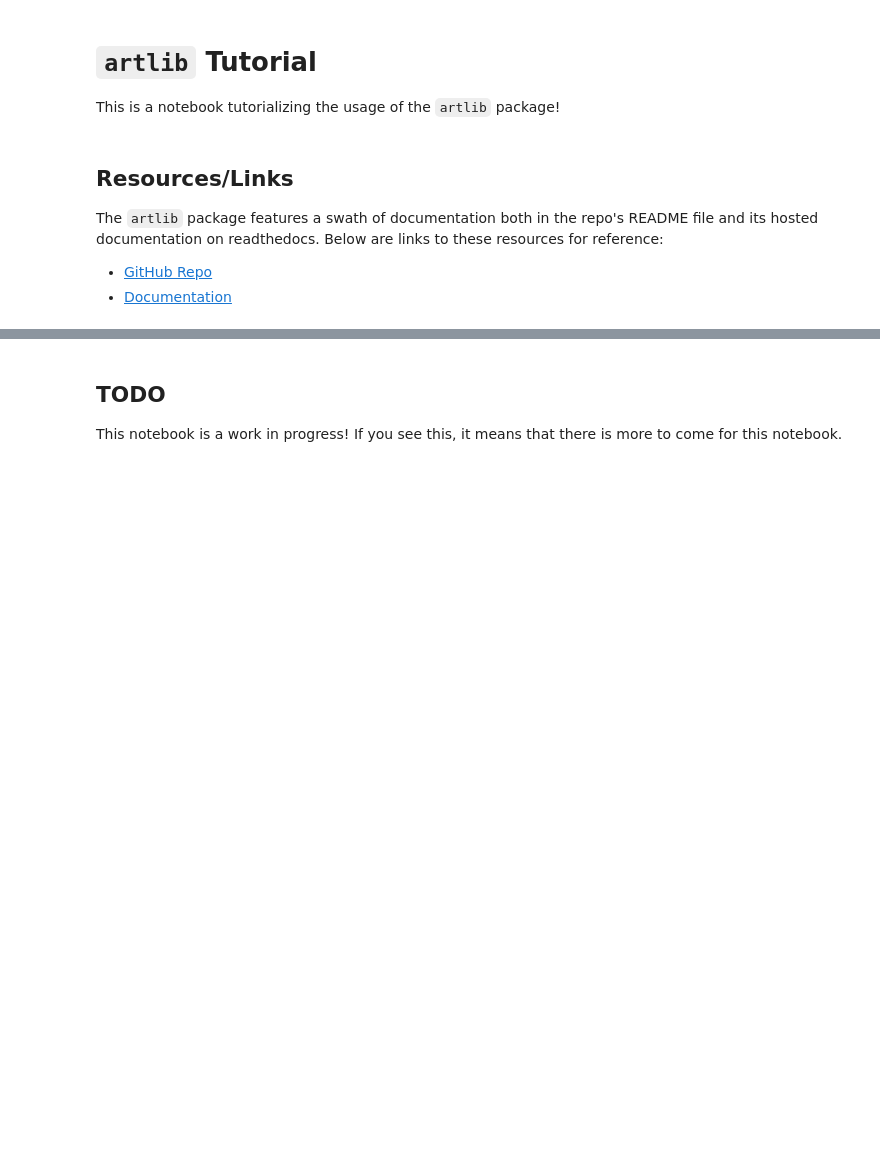
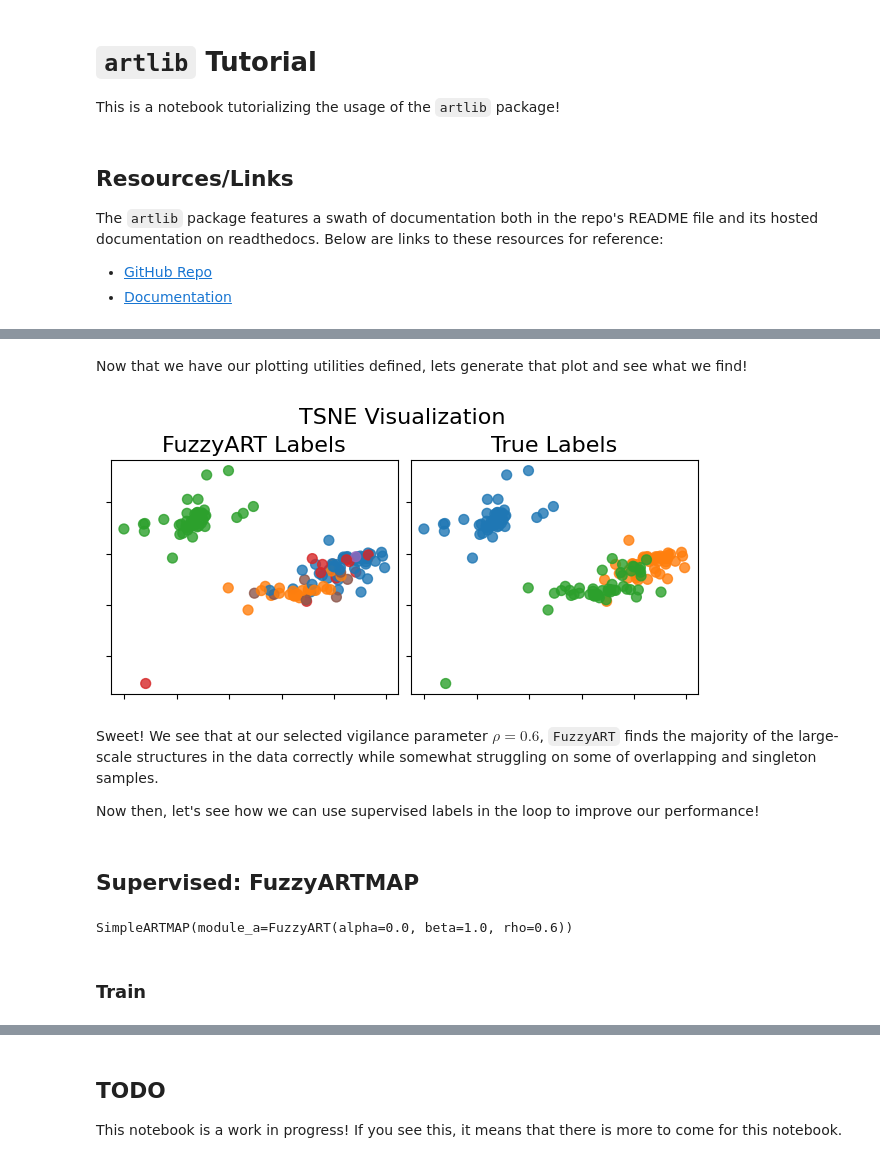
Before and after one commit to art-book-online/art-book-online.github.io, a Jupyter notebook: _notebooks/notebooks/artlib.ipynb, the cells around one changed output, grey strips where cells are left out. Saved outputs shown, nothing was run; the diff lists cells and outputs as text; code cells hidden in the pictures; blank space fills up the shorter version.

Commit message:
Add more material to artlib notebook

```diff
--- a/_notebooks/notebooks/artlib.ipynb
+++ b/_notebooks/notebooks/artlib.ipynb
@@ -88,0 +247,52 @@ for x, y in train_loader:
+# %%
+# The most common way of importing matplotlib for plotting in Python
+from matplotlib import pyplot as plt
+# For manipulating axis tick locations
+from matplotlib import ticker
+
+# Scatters points TSNE points and colors according to label
+def add_2d_scatter(ax, points, colors, title=None):
+    x, y = points
+    ax.scatter(x, y, s=50, c=colors, alpha=0.8)
+    ax.set_title(title)
+    ax.xaxis.set_major_formatter(ticker.NullFormatter())
+    ax.yaxis.set_major_formatter(ticker.NullFormatter())
+
+# Generate a side-by-side comparison plot
+def plot_side_by_side_2d(x, y1, y2, t1, t2, ttop):
+    cmap = plt.get_cmap('tab10')
+    fig, (ax1, ax2) = plt.subplots(1,2,
+        figsize=(6, 3),
+        facecolor="white",
+        constrained_layout=True,
+    )
+    fig.suptitle(ttop, size=16)
+    colors = [cmap(i) for i in y1]
+    add_2d_scatter(ax1, x, colors)
+    ax1.set_title(t1, size=16)
+
+    colors = [cmap(i) for i in y2]
+    add_2d_scatter(ax2, x, colors)
+    ax2.set_title(t2, size=16)
+    plt.show()
+# %% [markdown]
+Now that we have our plotting utilities defined, lets generate that plot and see what we find!
+# %%
+# Generate the plot
+plot_side_by_side_2d(
+    S_t_sne.T,              # The TSNE 2D projections
+    y_hats,                 # The clustered labels
+    full_data.y,            # The true labels
+    "FuzzyART Labels",
+    "True Labels",
+    "TSNE Visualization",
+)
+# %% [output]
+[figure, added]
+# %% [markdown]
+Sweet!
+We see that at our selected vigilance parameter $\rho=0.6$, `FuzzyART` finds the majority of the large-scale structures in the data correctly while somewhat struggling on some of overlapping and singleton samples.
+
+Now then, let's see how we can use supervised labels in the loop to improve our performance!
+# %% [markdown]
+## Supervised: FuzzyARTMAP
@@ -88,0 +305,24 @@ for x, y in train_loader:
+# %%
+# Import the FuzzyART module
+from artlib import SimpleARTMAP
+
+# Initialize the set up FuzzyART model using the function we defined before
+model_a = get_FuzzyART(full_data)
+
+# Slap it inside a supervised SimpleARTMAP
+model = SimpleARTMAP(model_a)
+
+# Specify the dimension of the data in advance (infer from the data)
+n_dim = full_data.x.shape[1]
+
+# Tell the model the full data limits for normalization
+lower_bounds = np.min(full_data.x, axis=0)
+upper_bounds = np.max(full_data.x, axis=0)
+model.module_a.set_data_bounds(lower_bounds, upper_bounds)
+
+# Print the string representation of the model
+print(model)
+# %% [output]
+SimpleARTMAP(module_a=FuzzyART(alpha=0.0, beta=1.0, rho=0.6))
+# %% [markdown]
+### Train
```
Also changed, not shown: parts of 29 cells of this notebook, 1 other file.
